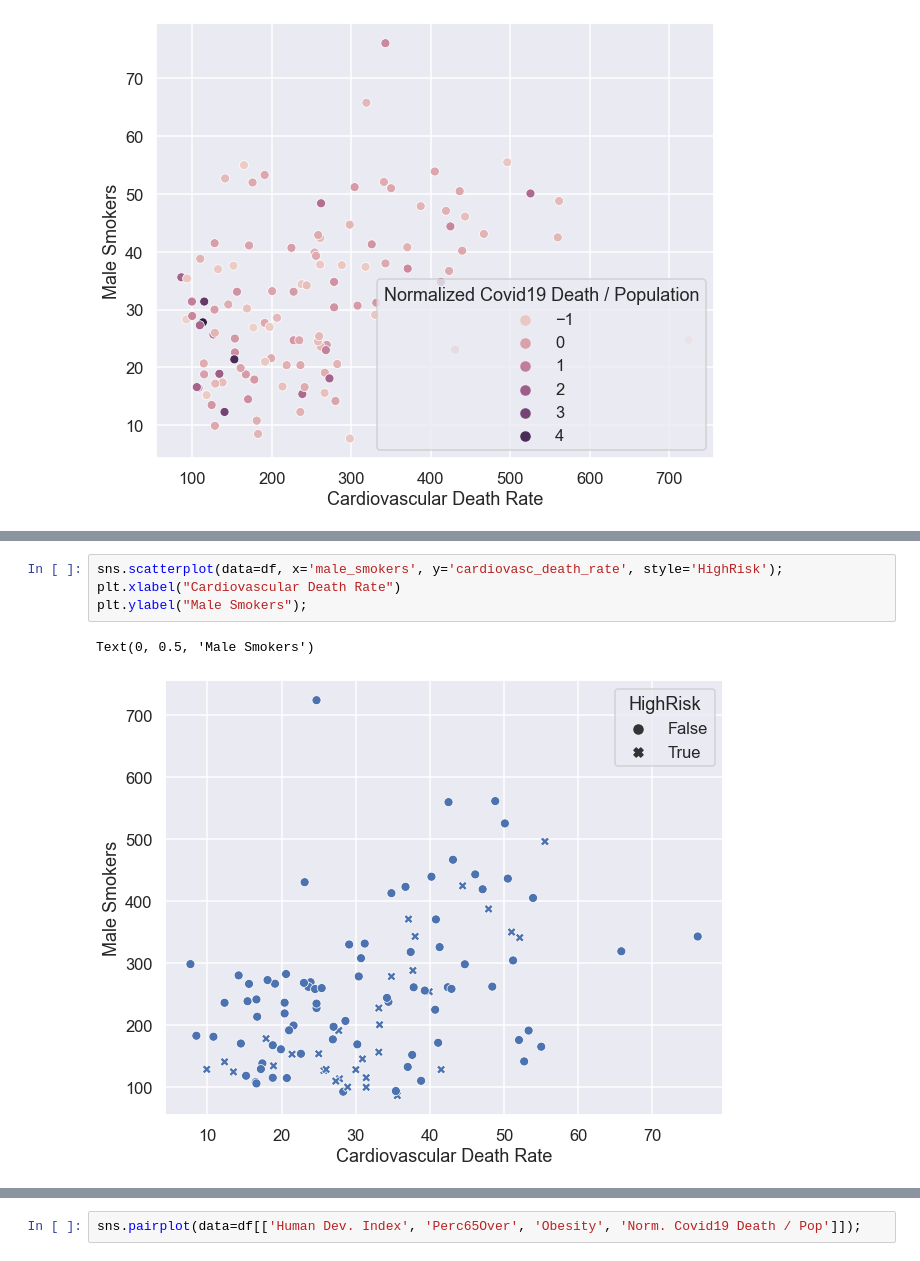
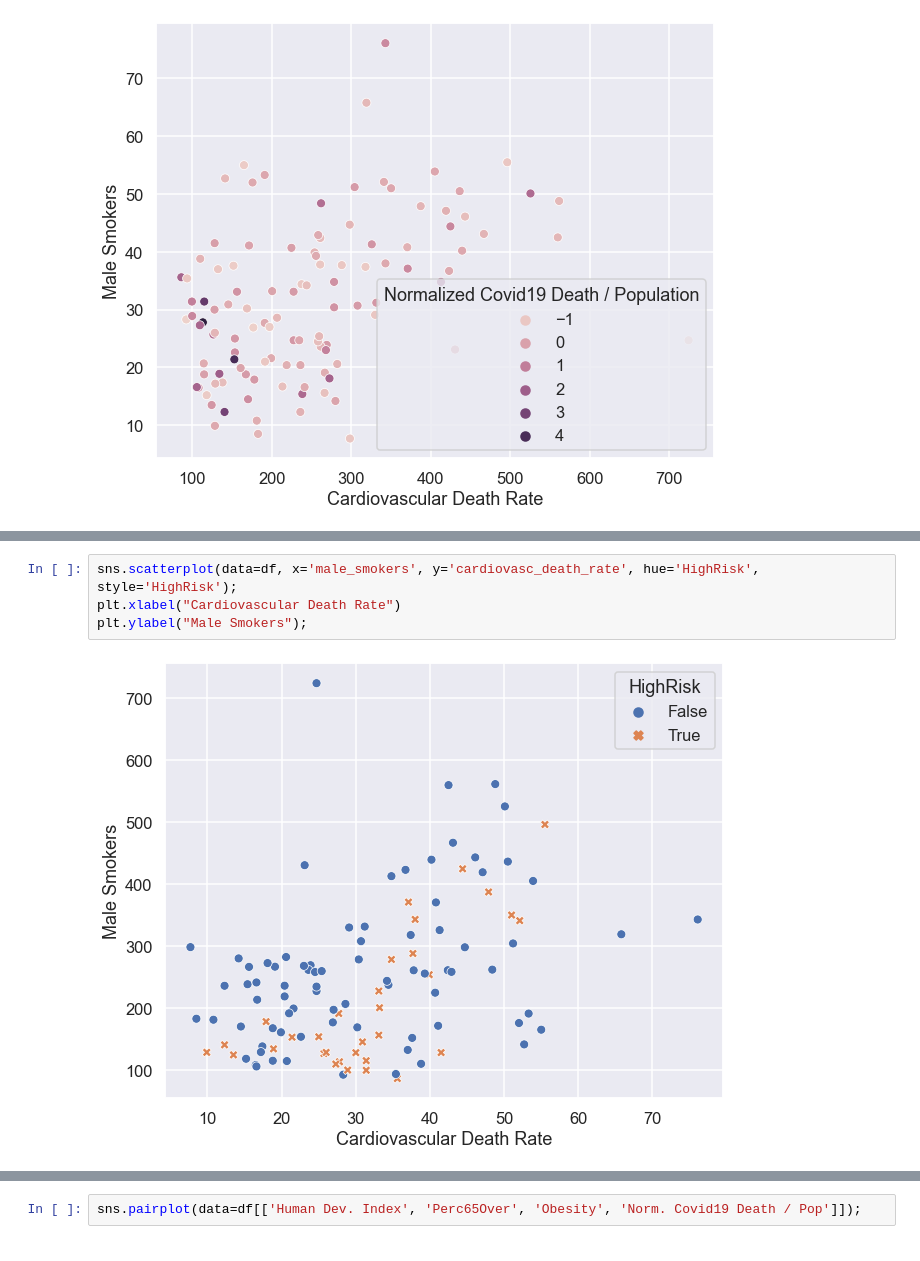
Before and after one commit to chrisweilacker/CovidMachineLearningProject, a Jupyter notebook: CovidMLProject.ipynb, the cells around one changed output, grey strips where cells are left out. Drawn from its saved outputs; the diff is of its cells as text.

Commit message:
update to scatterplot

```diff
--- a/CovidMLProject.ipynb
+++ b/CovidMLProject.ipynb
@@ -485,8 +481,7 @@ Text(0, 0.5, '% of Obesity')
 # %%
-sns.scatterplot(data=df, x='male_smokers', y='cardiovasc_death_rate', style='HighRisk');
+sns.scatterplot(data=df, x='male_smokers', y='cardiovasc_death_rate', hue='HighRisk', style='HighRisk');
 plt.xlabel("Cardiovascular Death Rate")
 plt.ylabel("Male Smokers");
 # %% [output]
-Text(0, 0.5, 'Male Smokers')
-[figure, old version]
+[figure, new version]
 # %%
```
Also changed, not shown: parts of 8 cells of this notebook.
